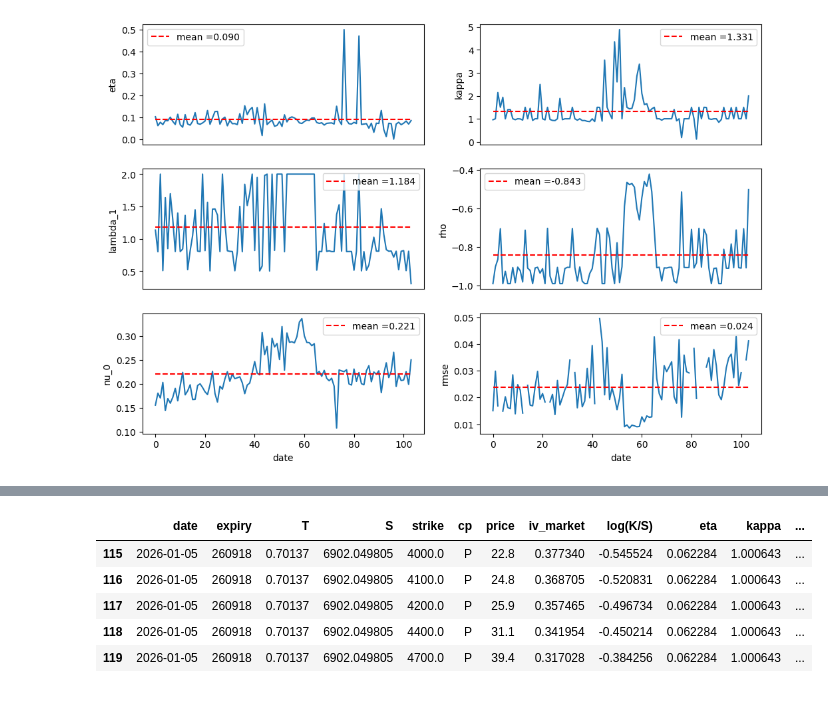
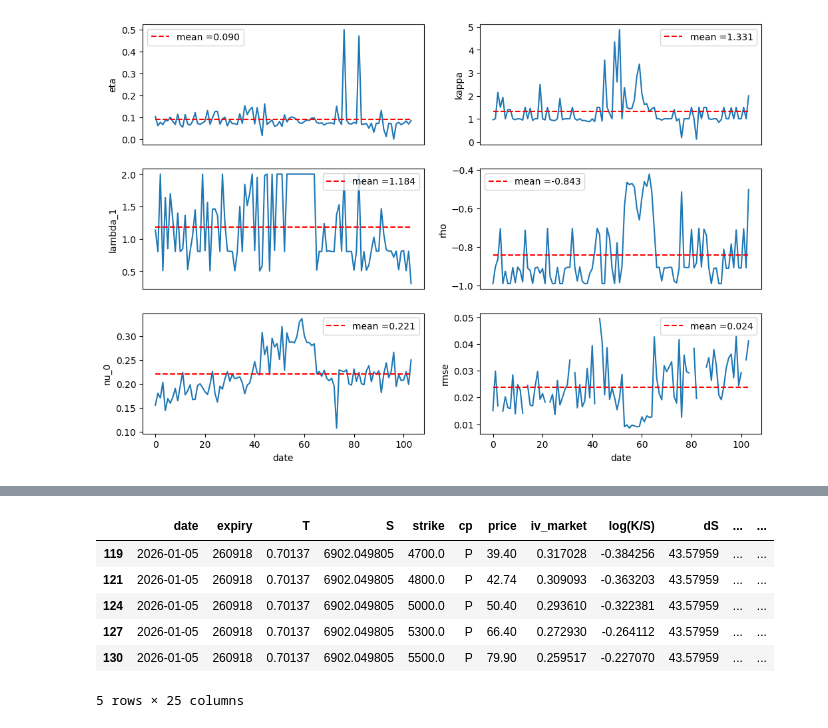
Before and after one commit to victormaury25/option-pricing-fft, a Jupyter notebook: FFT option pricing.ipynb, the cells around one changed output, grey strips where cells are left out. Saved outputs shown, nothing was run; the diff lists cells and outputs as text; code cells hidden in the pictures.

```diff
--- a/FFT option pricing.ipynb
+++ b/FFT option pricing.ipynb
@@ -810,14 +818,57 @@ The RMSE remains low throughout (≈ 0.024 on average), confirming that the Hest
 # %%
 for param in params:
     df_params[param + '_lag'] = df_params[param].shift(1)
 
+df_iv['dS'] = df_iv.groupby(['strike', 'cp', 'expiry'])['S'].diff()
+
 df_test = df_iv.merge(df_params, on='date', how='inner')
 df_test = df_test.dropna()
-df_test.head()
+
+df_test_filtered = df_test[np.abs(df_test['log(K/S)'])<= 0.5].copy()
+
+def price_heston(S_i, T_i, K, params, cp):
+    k, C = C_ITM(r, T_i, N, 1, params, eta, alpha, phi_heston)
+    mask = (k > -0.5) & (k < 0.5)
+    cs = CubicSpline(k[mask], C[mask])
+    k_target = np.log(K / S_i)
+    call_price = cs(k_target) * S_i
+    if cp == 'P':
+        return call_price - S_i + K * np.exp(-r * T_i)
+    return call_price
+
+df_test_filtered['price_heston'] = df_test_filtered.apply(lambda row: price_heston(row['S'], row['T'], row['strike'], [row['eta'], row['kappa'], row['lambda_1'], row['rho'], row['nu_0']], row['cp']), axis=1)
+df_test_filtered['price_heston_lag'] = df_test_filtered.apply(lambda row: price_heston(row['S'], row['T'], row['strike'], [row['eta_lag'], row['kappa_lag'], row['lambda_1_lag'], row['rho_lag'], row['nu_0_lag']], row['cp']), axis=1)
+
+df_test_filtered = df_test_filtered[(df_test_filtered['lambda_1_lag']<2) & (df_test_filtered['price_heston_lag'] >= 0)].copy()
+
+def BS_call(S0, K, r, T, sigma):
+    d1 = (np.log(S0/K) + (r + 0.5*sigma**2)*T) / (sigma*np.sqrt(T))
+    d2 = d1 - sigma*np.sqrt(T)
+    return S0*norm.cdf(d1) - K*np.exp(-r*T)*norm.cdf(d2)
+
+def BS_put(S0, K, r, T, sigma):
+    d1 = (np.log(S0/K) + (r + 0.5*sigma**2)*T) / (sigma*np.sqrt(T))
+    d2 = d1 - sigma*np.sqrt(T)
+    return K*np.exp(-r*T)*norm.cdf(-d2) - S0*norm.cdf(-d1)
+
+def IV_heston(price_heston, S, K, T, cp):
+        try:
+            if cp == 'C':
+                iv = brentq(lambda sv: BS_call(1, K/S, r, T, sv) - price_heston/S, 1e-6, 5.0)
+            else:
+                 iv = brentq(lambda sv: BS_put(1, K/S, r, T, sv) - price_heston/S, 1e-6, 5.0)
+        except:
+            iv = np.nan
+        return iv
+
+df_test_filtered['IV_heston'] = df_test_filtered.apply(lambda row: IV_heston(row['price_heston'], row['S'], row['strike'], row['T'], row['cp']), axis = 1)
+df_test_filtered['IV_heston_lag'] = df_test_filtered.apply(lambda row: IV_heston(row['price_heston_lag'], row['S'], row['strike'], row['T'], row['cp']), axis = 1)
+df_test_filtered.head()
 # %% [output]
-|  | date | expiry | T | S | strike | cp | price | iv_market | log(K/S) | eta | kappa | ... |
-| 115 | 2026-01-05 | 260918 | 0.70137 | 6902.049805 | 4000.0 | P | 22.8 | 0.377340 | -0.545524 | 0.062284 | 1.000643 | ... |
-| 116 | 2026-01-05 | 260918 | 0.70137 | 6902.049805 | 4100.0 | P | 24.8 | 0.368705 | -0.520831 | 0.062284 | 1.000643 | ... |
-| 117 | 2026-01-05 | 260918 | 0.70137 | 6902.049805 | 4200.0 | P | 25.9 | 0.357465 | -0.496734 | 0.062284 | 1.000643 | ... |
-| 118 | 2026-01-05 | 260918 | 0.70137 | 6902.049805 | 4400.0 | P | 31.1 | 0.341954 | -0.450214 | 0.062284 | 1.000643 | ... |
-| 119 | 2026-01-05 | 260918 | 0.70137 | 6902.049805 | 4700.0 | P | 39.4 | 0.317028 | -0.384256 | 0.062284 | 1.000643 | ... |
+|  | date | expiry | T | S | strike | cp | price | iv_market | log(K/S) | dS | ... | ... |
+| 119 | 2026-01-05 | 260918 | 0.70137 | 6902.049805 | 4700.0 | P | 39.40 | 0.317028 | -0.384256 | 43.57959 | ... | ... |
+| 121 | 2026-01-05 | 260918 | 0.70137 | 6902.049805 | 4800.0 | P | 42.74 | 0.309093 | -0.363203 | 43.57959 | ... | ... |
+| 124 | 2026-01-05 | 260918 | 0.70137 | 6902.049805 | 5000.0 | P | 50.40 | 0.293610 | -0.322381 | 43.57959 | ... | ... |
+| 127 | 2026-01-05 | 260918 | 0.70137 | 6902.049805 | 5300.0 | P | 66.40 | 0.272930 | -0.264112 | 43.57959 | ... | ... |
+| 130 | 2026-01-05 | 260918 | 0.70137 | 6902.049805 | 5500.0 | P | 79.90 | 0.259517 | -0.227070 | 43.57959 | ... | ... |
+5 rows × 25 columns
```
Also changed, not shown: parts of 28 cells of this notebook.
